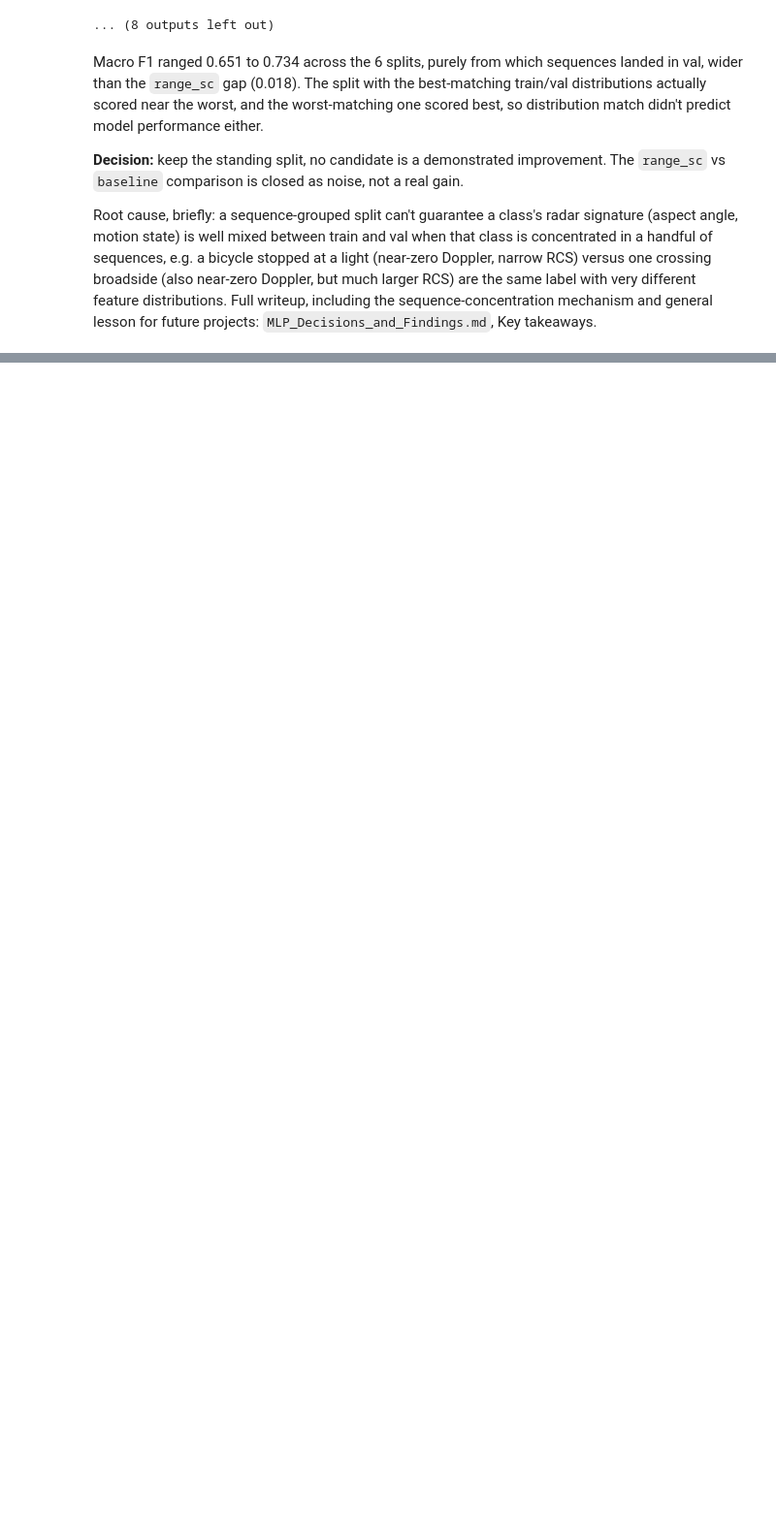
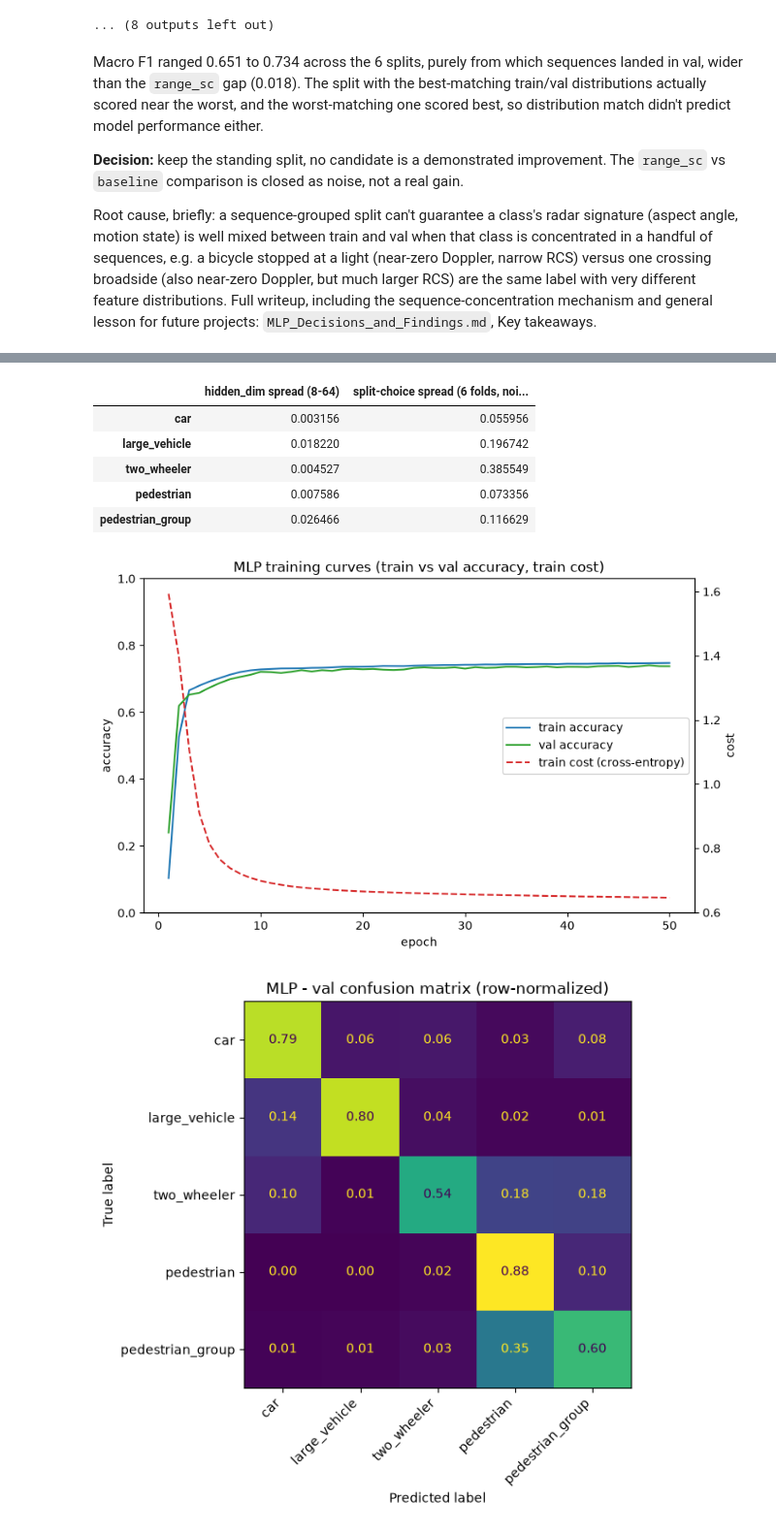
Before and after one commit to brunopinto900/radar-ml-autonomous-driving, a Jupyter notebook: notebooks/mlp_classifier.ipynb, the cells around one changed output, grey strips where cells are left out. Shown at 97% size. Saved outputs shown, nothing was run; the diff lists cells and outputs as text; code cells hidden in the pictures; blank space fills up the shorter version.

```diff
--- a/notebooks/mlp_classifier.ipynb
+++ b/notebooks/mlp_classifier.ipynb
@@ -297,0 +359,22 @@ Root cause, briefly: a sequence-grouped split can't guarantee a class's radar si
+# %%
+import json
+from mlp_classifier import MLP_DIR
+
+# cached, no retraining - per-class F1 by hidden_dim
+hidden_per_class = {}
+for variant in ["hidden8", "baseline", "hidden32", "hidden64"]:
+    _, _, m, _, _ = run_variant(df, variant)
+    hidden_per_class[variant] = m["f1"]
+hidden_class_df = pd.DataFrame(hidden_per_class).T
+hidden_spread = hidden_class_df.max() - hidden_class_df.min()
+
+# cached val_metrics.json for each split-sensitivity fold - the noise reference
+split_per_class = {}
+for i in range(6):
+    d = json.loads((MLP_DIR / "split_search" / f"fold_{i}" / "mlp_val_metrics.json").read_text())
+    split_per_class[f"fold_{i}"] = {c: d[c]["f1"] for c in metrics_df.index}
+split_class_df = pd.DataFrame(split_per_class).T
+split_spread = split_class_df.max() - split_class_df.min()
+
+pd.DataFrame({"hidden_dim spread (8-64)": hidden_spread, "split-choice spread (6 folds, noise reference)": split_spread})
+# %% [output]
@@ -297,0 +398,8 @@ Root cause, briefly: a sequence-grouped split can't guarantee a class's radar si
+|  | hidden_dim spread (8-64) | split-choice spread (6 folds, noi... |
+| car | 0.003156 | 0.055956 |
+| large_vehicle | 0.018220 | 0.196742 |
+| two_wheeler | 0.004527 | 0.385549 |
+| pedestrian | 0.007586 | 0.073356 |
+| pedestrian_group | 0.026466 | 0.116629 |
+[figure, added]
+[figure, added]
```
Also changed, not shown: parts of 7 cells of this notebook, 5 other files.
